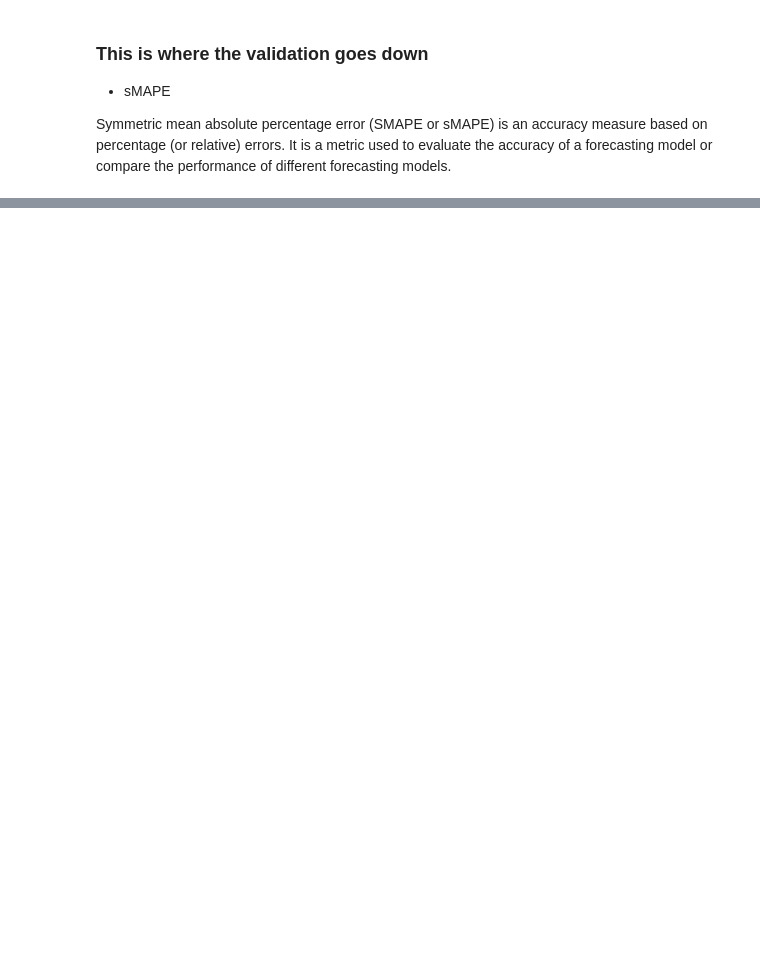
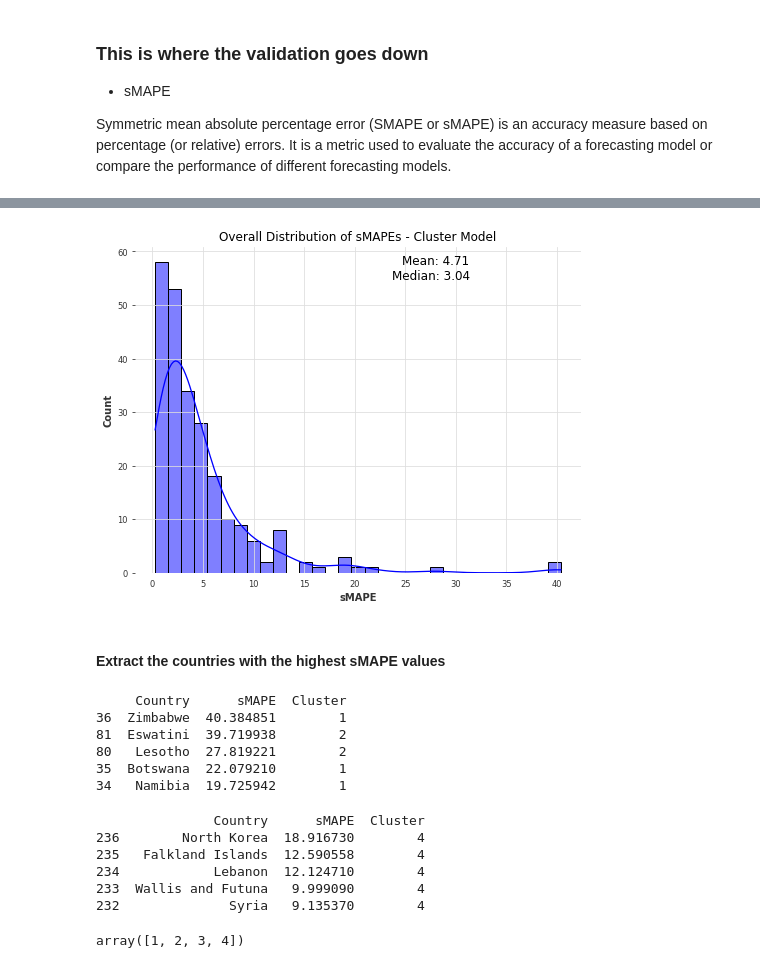
Before and after one commit to livtol99/Data-Science-Liv, a Jupyter notebook: Code/Validating_model.ipynb, the cells around one changed output, grey strips where cells are left out. Drawn from its saved outputs; the diff is of its cells as text; code cells hidden in the pictures; blank space fills up the shorter version.

```diff
--- a/Code/Validating_model.ipynb
+++ b/Code/Validating_model.ipynb
@@ -188,0 +318,66 @@ def eval_local_model(
+# %%
+import seaborn as sns
+import matplotlib.pyplot as plt
+
+# Create a histogram plot of sMAPE values
+plt.figure(figsize=(8, 6))
+sns.histplot(data=sMAPES_df, x='sMAPE', kde=True, color='blue')
+
+# Calculate and annotate the mean and median sMAPE values
+mean_smape = sMAPES_df['sMAPE'].mean()
+median_smape = sMAPES_df['sMAPE'].median()
+plt.text(0.75, 0.9, f"Mean: {mean_smape:.2f}\nMedian: {median_smape:.2f}",
+         transform=plt.gca().transAxes, fontsize=12, ha='right')
+
+# Set plot labels and title
+plt.xlabel('sMAPE')
+plt.ylabel('Count')
+plt.title('Overall Distribution of sMAPEs - Cluster Model')
+
+# Show the plot
+plt.show()
+# %% [output]
+[figure, added]
+# %% [markdown]
+#### Extract the countries with the highest sMAPE values
+# %%
+# In total - shows that these are all in cluser 1 and 2
+# Sort the DataFrame by sMAPE values in descending order
+sorted_df = sMAPES_df.sort_values('sMAPE', ascending=False)
+
+# Extract the top 5 countries and their sMAPE values
+top_countries = sorted_df.head(5)[['Country', 'sMAPE', 'Cluster']]
+
+# Display the top 5 countries and their sMAPE values
+print(top_countries)
+# %% [output]
+     Country      sMAPE  Cluster
+36  Zimbabwe  40.384851        1
+81  Eswatini  39.719938        2
+80   Lesotho  27.819221        2
+35  Botswana  22.079210        1
+34   Namibia  19.725942        1
+# %%
+# In cluyster 3 and 4
+# Filter the DataFrame to include only cluster 3 and 4
+filtered_df = sMAPES_df[sMAPES_df['Cluster'].isin([3, 4])]
+
+# Sort the DataFrame by sMAPE values in descending order
+sorted_df = filtered_df.sort_values('sMAPE', ascending=False)
+
+# Select the top 5 countries with the highest sMAPE values
+top_countries = sorted_df.head(5)
+
+# Display the top 5 countries
+print(top_countries[['Country', 'sMAPE','Cluster']])
+# %% [output]
+               Country      sMAPE  Cluster
+236        North Korea  18.916730        4
+235   Falkland Islands  12.590558        4
+234            Lebanon  12.124710        4
+233  Wallis and Futuna   9.999090        4
+232              Syria   9.135370        4
+# %%
+sMAPES_df['Cluster'].unique()
+# %% [output]
+array([1, 2, 3, 4])
```
Also changed, not shown: parts of 17 cells of this notebook, 15 other files.
